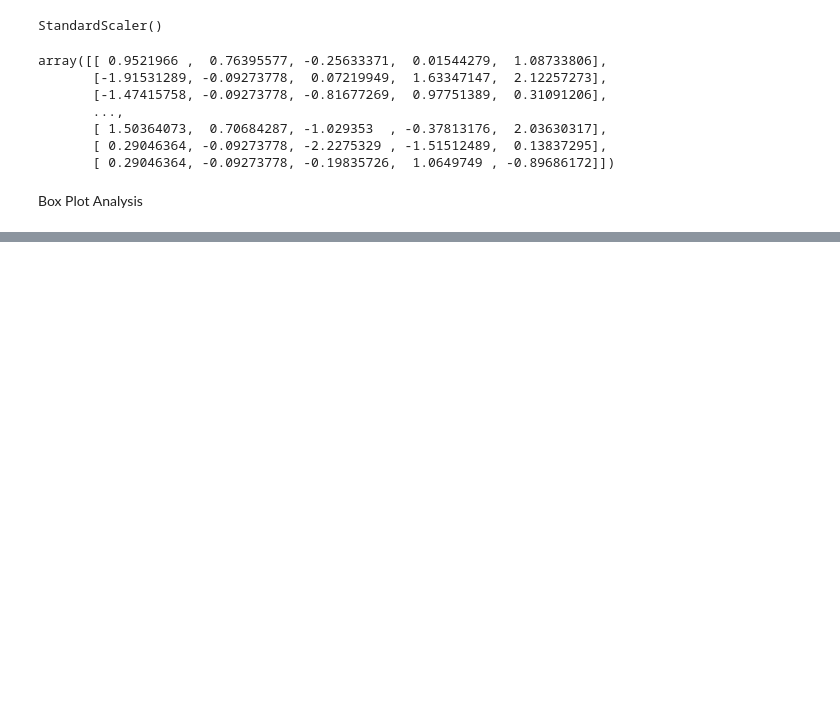
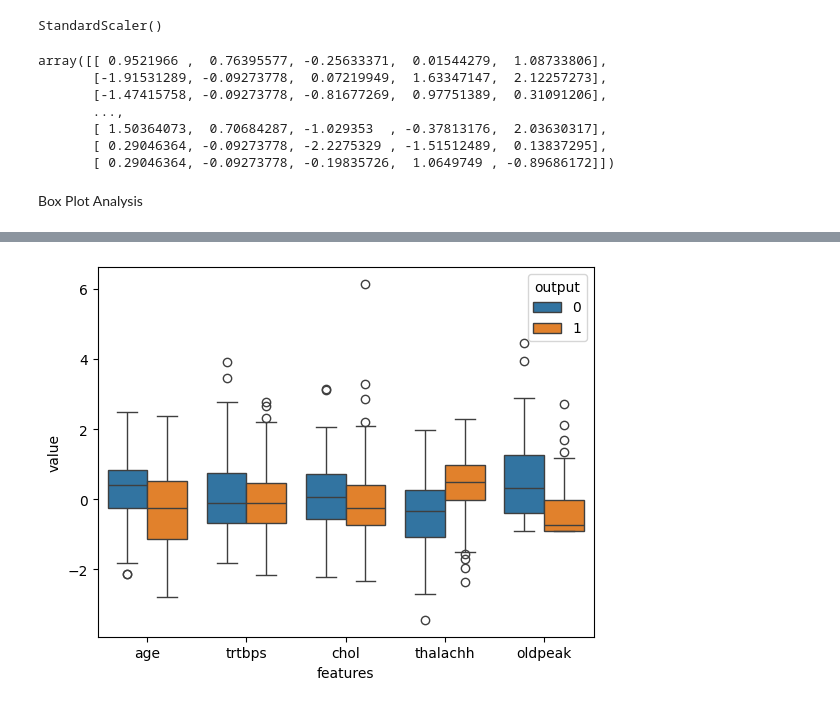
Before and after one commit to Scorpowl/Heart-Attack-Analysis-Prediction, a Jupyter notebook: heart_attack.ipynb, the cells around one changed output, grey strips where cells are left out. Drawn from its saved outputs; the diff is of its cells as text; code cells hidden in the pictures; blank space fills up the shorter version.

```diff
--- a/heart_attack.ipynb
+++ b/heart_attack.ipynb
@@ -144,3 +144,6 @@ array([[ 0.9521966 ,  0.76395577, -0.25633371,  0.01544279,  1.08733806],
        [ 0.29046364, -0.09273778, -0.19835726,  1.0649749 , -0.89686172]])
 # %% [markdown]
 Box Plot Analysis
+# %%
+df_dummy = pd.DataFrame(scaled_array, columns = numeric_list[:-1])
+df_dummy.head()
@@ -146,0 +157,3 @@ Box Plot Analysis
+# %%
+df_dummy = pd.concat([df_dummy, df.loc[:, "output"]], axis = 1)
+df_dummy.head()
@@ -146,0 +167,3 @@ Box Plot Analysis
+# %%
+data_melted = pd.melt(df_dummy, id_vars = "output", var_name = "features", value_name = "value")
+data_melted.head(20)
@@ -146,0 +188,7 @@ Box Plot Analysis
+# %%
+# box plot
+plt.figure()
+sns.boxplot(x = "features", y = "value", hue = "output", data= data_melted)
+plt.show()
+# %% [output]
+[figure, added]
```
Also changed, not shown: parts of 4 cells of this notebook.
